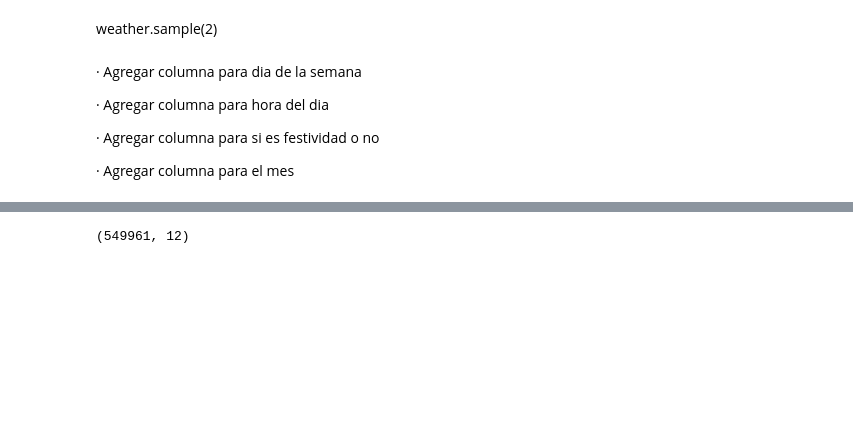
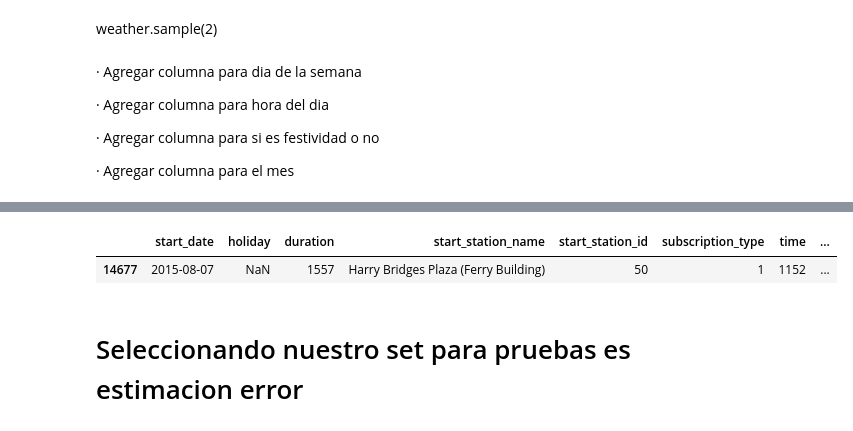
Before and after one commit to pabloernesto/sfBikes, a Jupyter notebook: KNN_Regresion.ipynb, the cells around one changed output, grey strips where cells are left out. Cells and saved outputs as stored; diff of their text form; code cells hidden in the pictures; blank space fills up the shorter version.

```diff
--- a/KNN_Regresion.ipynb
+++ b/KNN_Regresion.ipynb
@@ -101,7 +113,11 @@ tripsModi.sample(2)
-# %%
-tripsModi.shape
-# %% [output]
-(549961, 12)
+# %%
+tripsModi.loc[:,'subscription_type'] = tripsModi['subscription_type'].apply(lambda x : 0 if ('Subscriber' == x) else 1 )
+tripsModi.sample()
+# %% [output]
+|  | start_date | holiday | duration | start_station_name | start_station_id | subscription_type | time | ... |
+| 14677 | 2015-08-07 | NaN | 1557 | Harry Bridges Plaza (Ferry Building) | 50 | 1 | 1152 | ... |
+# %% [markdown]
+#  Seleccionando nuestro set para pruebas es estimacion error
 # %%
 target = tripsModi[['duration']]
 # %%
```
Also changed, not shown: parts of 60 cells of this notebook.
